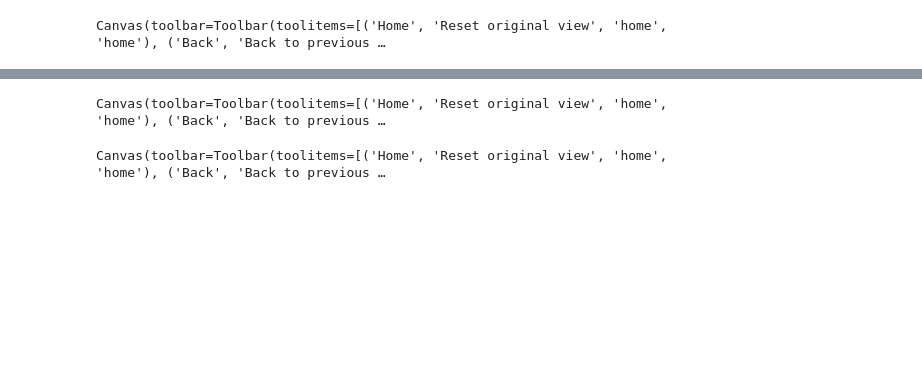
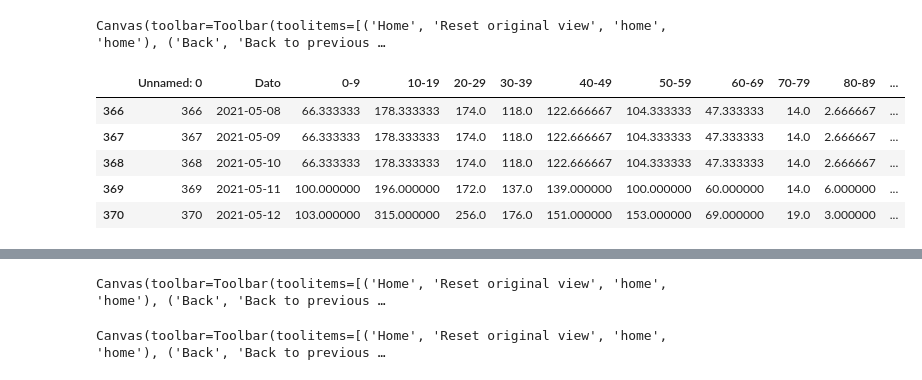
Before and after one commit to PandemiXcenter/PandemiX, a Jupyter notebook: DanskeData/spread_prediction.ipynb, the cells around one changed output, grey strips where cells are left out. Drawn from its saved outputs; the diff is of its cells as text; code cells hidden in the pictures; blank space fills up the shorter version.

```diff
--- a/DanskeData/spread_prediction.ipynb
+++ b/DanskeData/spread_prediction.ipynb
@@ -376,3 +411,17 @@ ax1.legend(loc='center left',bbox_to_anchor = (1.0, 0.5))
 plt.tight_layout()
 # %% [output]
 Canvas(toolbar=Toolbar(toolitems=[('Home', 'Reset original view', 'home', 'home'), ('Back', 'Back to previous …
+# %%
+dfCaseDiffDaily = pd.read_csv('DailyCasesAveraged.csv')
+curDatesDaily = pd.to_datetime(dfCaseDiffDaily.Dato).values
+plotDatesDaily = np.arange(curDatesDaily[0],curDatesDaily[-1]+np.timedelta64(1,'D'),np.timedelta64(1,'D'))
+
+# allCols = dfCaseDiffDaily.columns[2:]
+dfCaseDiffDaily.tail()
+# %% [output]
+|  | Unnamed: 0 | Dato | 0-9 | 10-19 | 20-29 | 30-39 | 40-49 | 50-59 | 60-69 | 70-79 | 80-89 | ... |
+| 366 | 366 | 2021-05-08 | 66.333333 | 178.333333 | 174.0 | 118.0 | 122.666667 | 104.333333 | 47.333333 | 14.0 | 2.666667 | ... |
+| 367 | 367 | 2021-05-09 | 66.333333 | 178.333333 | 174.0 | 118.0 | 122.666667 | 104.333333 | 47.333333 | 14.0 | 2.666667 | ... |
+| 368 | 368 | 2021-05-10 | 66.333333 | 178.333333 | 174.0 | 118.0 | 122.666667 | 104.333333 | 47.333333 | 14.0 | 2.666667 | ... |
+| 369 | 369 | 2021-05-11 | 100.000000 | 196.000000 | 172.0 | 137.0 | 139.000000 | 100.000000 | 60.000000 | 14.0 | 6.000000 | ... |
+| 370 | 370 | 2021-05-12 | 103.000000 | 315.000000 | 256.0 | 176.0 | 151.000000 | 153.000000 | 69.000000 | 19.0 | 3.000000 | ... |
```
Also changed, not shown: parts of 9 cells of this notebook, 32 other files.
